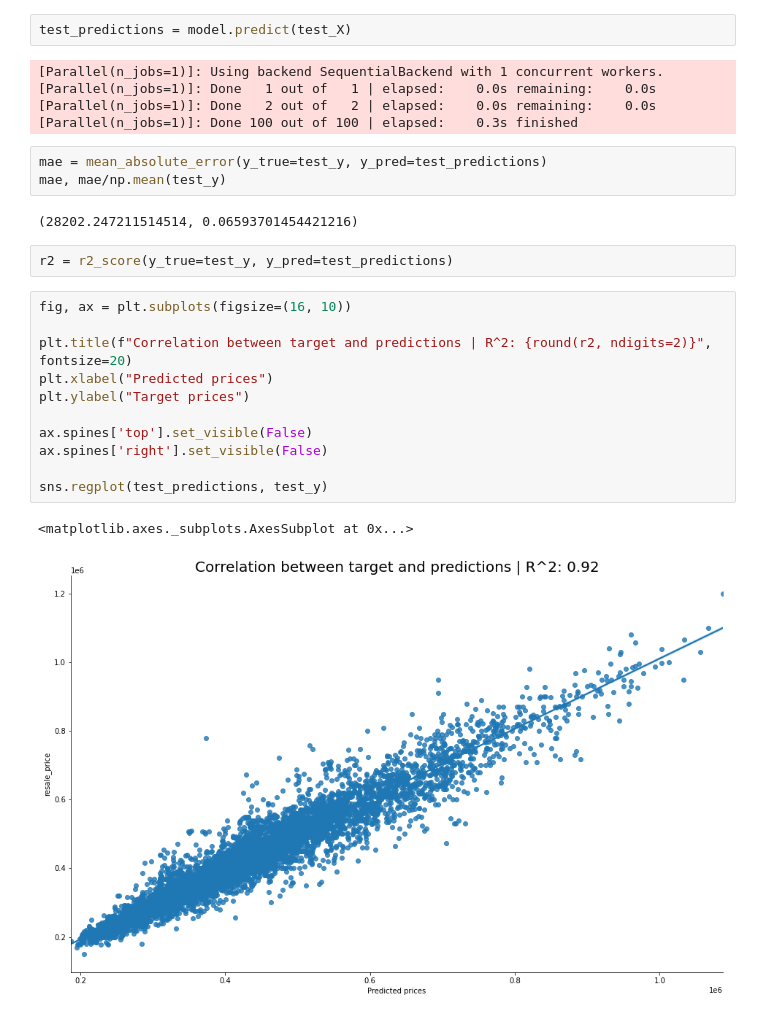
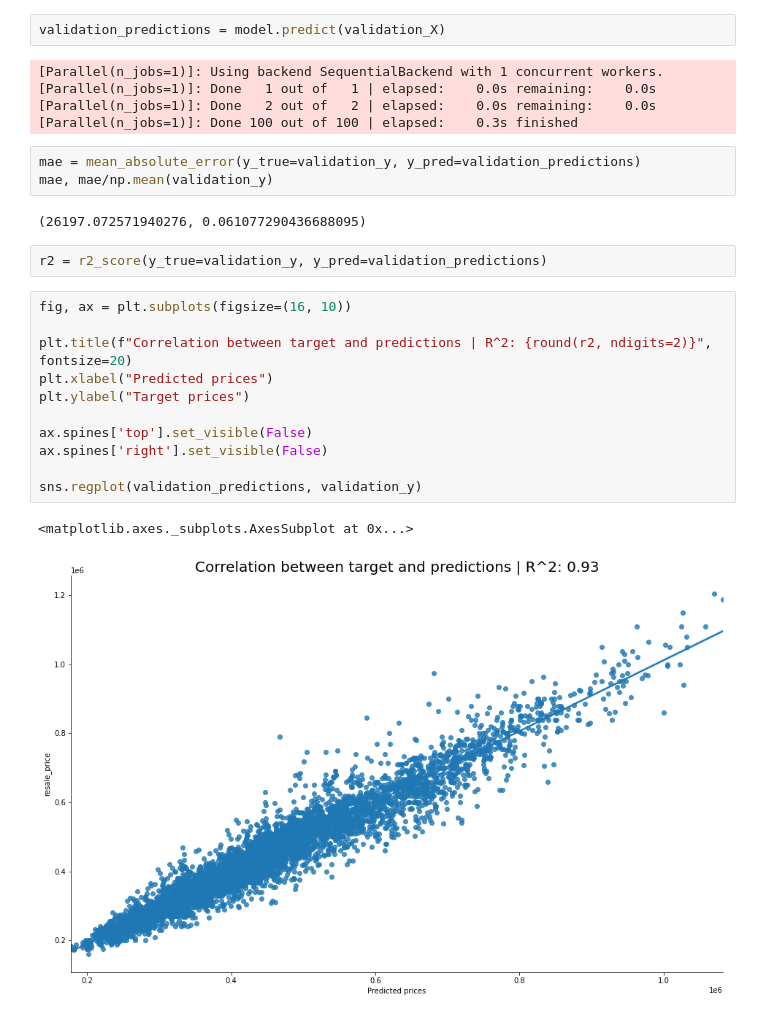
Before and after one commit to JasmineOuO/singapore-hdb-price-prediction, a Jupyter notebook: src/random-forest-regressor-v2.3.ipynb, the cells around one changed output. Drawn from its saved outputs; the diff is of its cells as text.

```diff
--- a/src/random-forest-regressor-v2.3.ipynb
+++ b/src/random-forest-regressor-v2.3.ipynb
@@ -145,30 +138,30 @@ RandomForestRegressor(bootstrap=True, ccp_alpha=0.0, criterion='mse',
 # %% [markdown]
 # Validation
 # %%
-test_predictions = model.predict(test_X)
+validation_predictions = model.predict(validation_X)
 # %% [output]
 [Parallel(n_jobs=1)]: Using backend SequentialBackend with 1 concurrent workers.
 [Parallel(n_jobs=1)]: Done   1 out of   1 | elapsed:    0.0s remaining:    0.0s
 [Parallel(n_jobs=1)]: Done   2 out of   2 | elapsed:    0.0s remaining:    0.0s
 [Parallel(n_jobs=1)]: Done 100 out of 100 | elapsed:    0.3s finished
 # %%
-mae = mean_absolute_error(y_true=test_y, y_pred=test_predictions)
-mae, mae/np.mean(test_y)
+mae = mean_absolute_error(y_true=validation_y, y_pred=validation_predictions)
+mae, mae/np.mean(validation_y)
 # %% [output]
-(28202.247211514514, 0.06593701454421216)
+(26197.072571940276, 0.061077290436688095)
 # %%
-r2 = r2_score(y_true=test_y, y_pred=test_predictions)
+r2 = r2_score(y_true=validation_y, y_pred=validation_predictions)
 # %%
 fig, ax = plt.subplots(figsize=(16, 10))
 
 plt.title(f"Correlation between target and predictions | R^2: {round(r2, ndigits=2)}", fontsize=20)
 plt.xlabel("Predicted prices")
 plt.ylabel("Target prices")
 
 ax.spines['top'].set_visible(False)
 ax.spines['right'].set_visible(False)
 
-sns.regplot(test_predictions, test_y)
+sns.regplot(validation_predictions, validation_y)
 # %% [output]
 <matplotlib.axes._subplots.AxesSubplot at 0x...>
-[figure, old version]
+[figure, new version]
```
Also changed, not shown: parts of 17 cells of this notebook.
